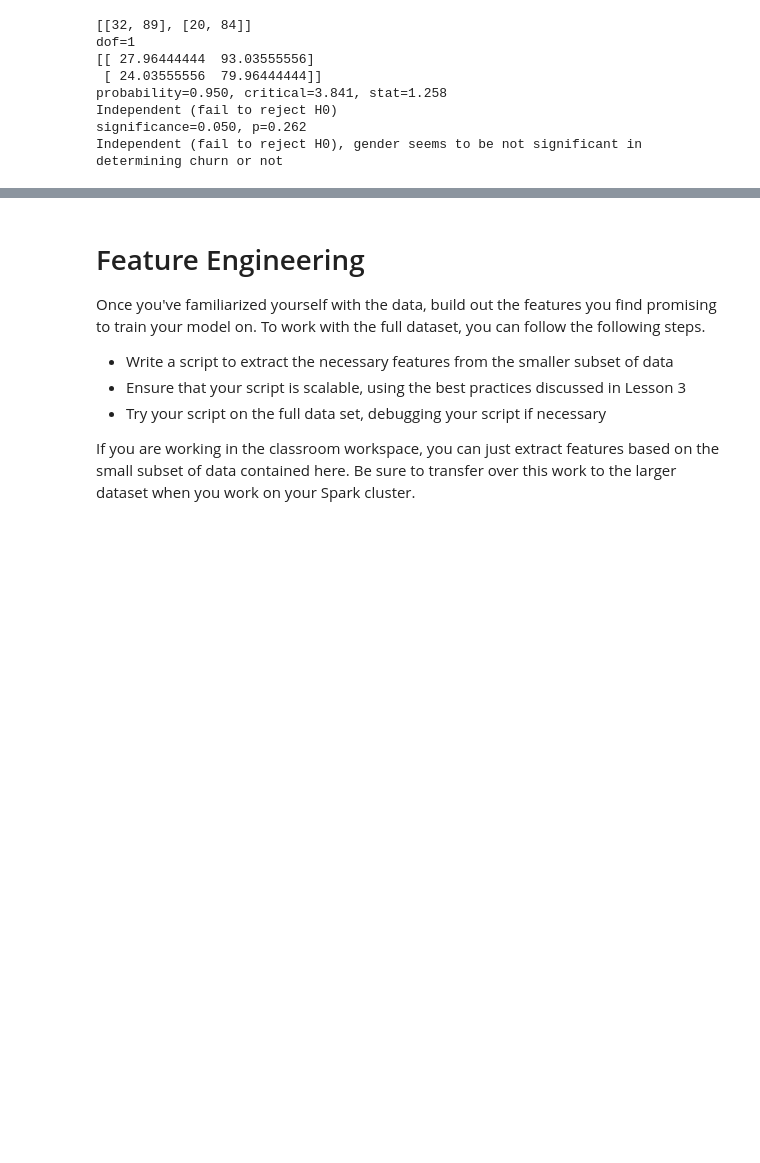
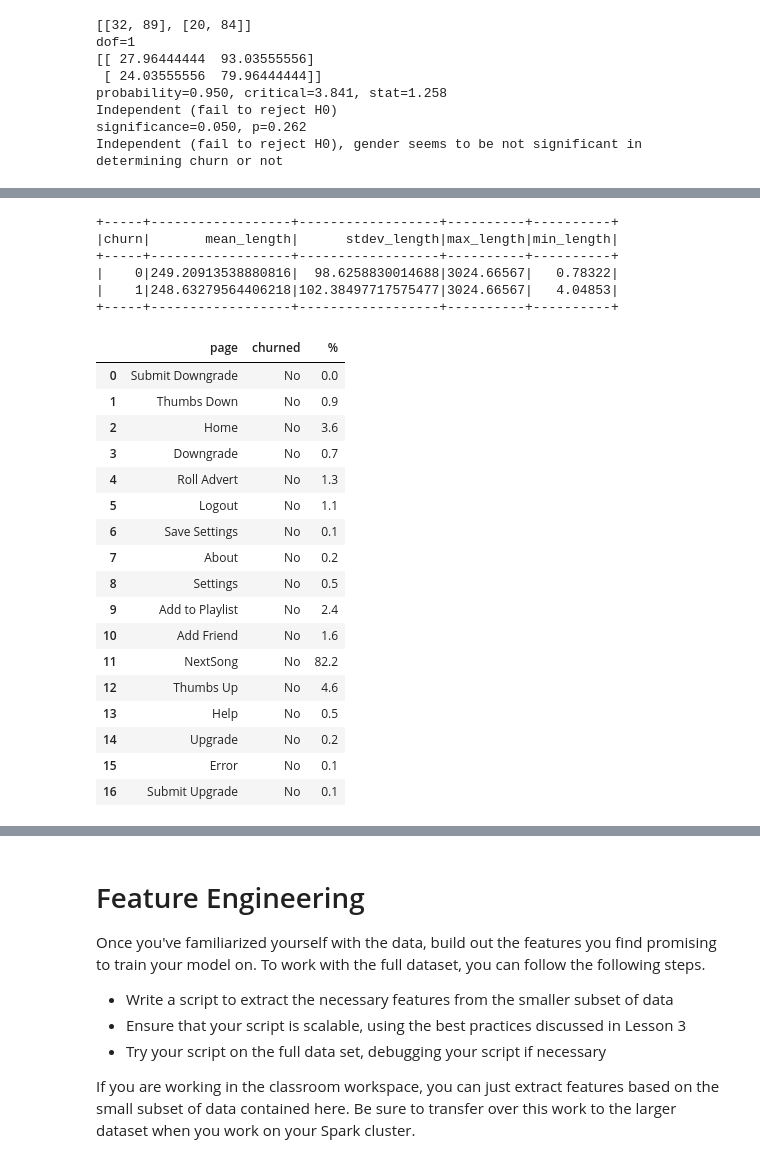
Before and after one commit to paonegri/DSND_Capstone, a Jupyter notebook: Sparkify.ipynb, the cells around one changed output, grey strips where cells are left out. Cells and saved outputs as stored; diff of their text form; code cells hidden in the pictures; blank space fills up the shorter version.

```diff
--- a/Sparkify.ipynb
+++ b/Sparkify.ipynb
@@ -397,0 +412,13 @@ plt.legend(loc='best', fontsize=9);
+# %%
+# Length churn stats
+df_clean.select(["churn", "length"]).groupby(["churn"]).agg(avg('length').alias('mean_length'),
+                                                                     stddev('length').alias('stdev_length'),
+                                                                    fmax('length').alias('max_length'),
+                                                                    fmin('length').alias('min_length')).show()
+# %% [output]
++-----+------------------+------------------+----------+----------+
+|churn|       mean_length|      stdev_length|max_length|min_length|
++-----+------------------+------------------+----------+----------+
+|    0|249.20913538880816|  98.6258830014688|3024.66567|   0.78322|
+|    1|248.63279564406218|102.38497717575477|3024.66567|   4.04853|
++-----+------------------+------------------+----------+----------+
@@ -397,0 +429,24 @@ plt.legend(loc='best', fontsize=9);
+# %%
+active['churned'] = 'No'
+active['%'] = round(100*active['count(userId)']/np.sum(active['count(userId)']),1)
+active = active.drop(labels=['count(userId)'],axis=1)
+active
+# %% [output]
+|  | page | churned | % |
+| 0 | Submit Downgrade | No | 0.0 |
+| 1 | Thumbs Down | No | 0.9 |
+| 2 | Home | No | 3.6 |
+| 3 | Downgrade | No | 0.7 |
+| 4 | Roll Advert | No | 1.3 |
+| 5 | Logout | No | 1.1 |
+| 6 | Save Settings | No | 0.1 |
+| 7 | About | No | 0.2 |
+| 8 | Settings | No | 0.5 |
+| 9 | Add to Playlist | No | 2.4 |
+| 10 | Add Friend | No | 1.6 |
+| 11 | NextSong | No | 82.2 |
+| 12 | Thumbs Up | No | 4.6 |
+| 13 | Help | No | 0.5 |
+| 14 | Upgrade | No | 0.2 |
+| 15 | Error | No | 0.1 |
+| 16 | Submit Upgrade | No | 0.1 |
```
Also changed, not shown: parts of 37 cells of this notebook.
